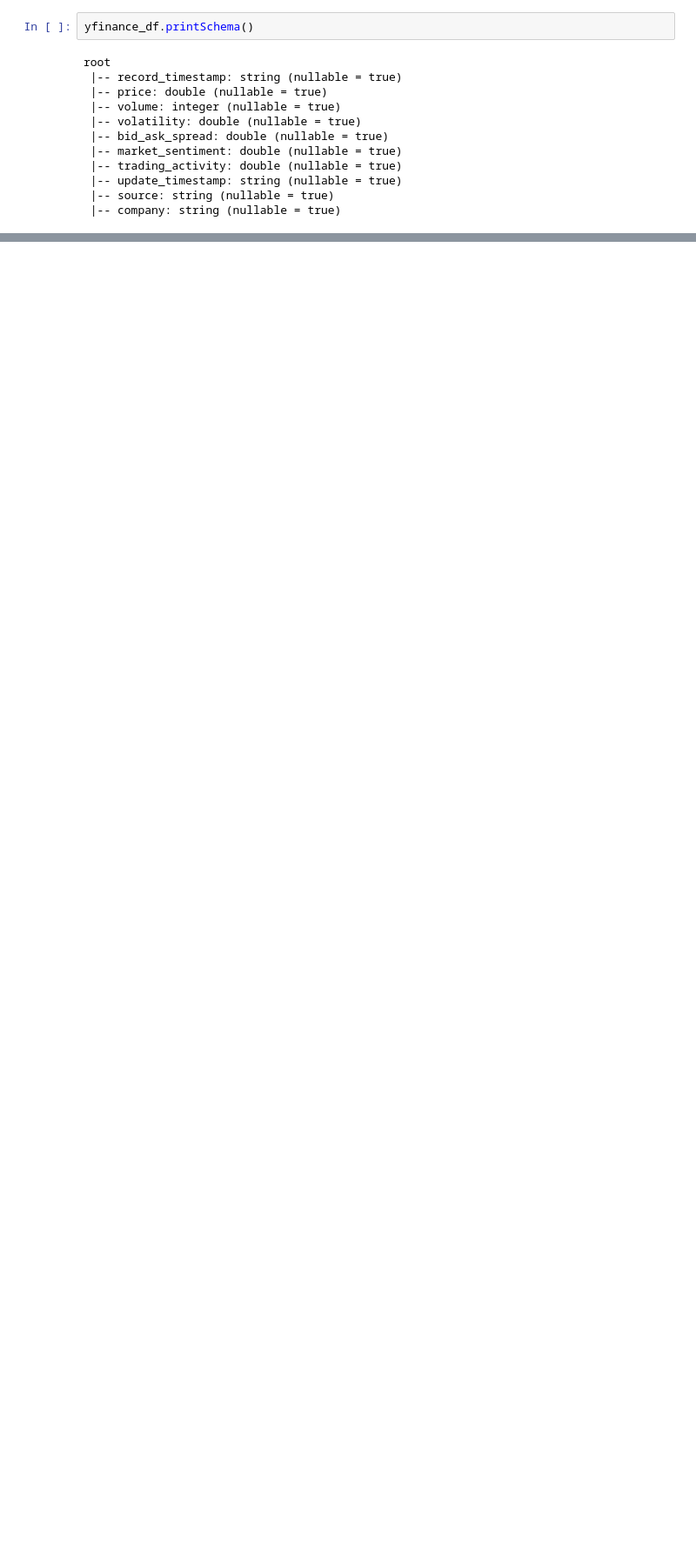
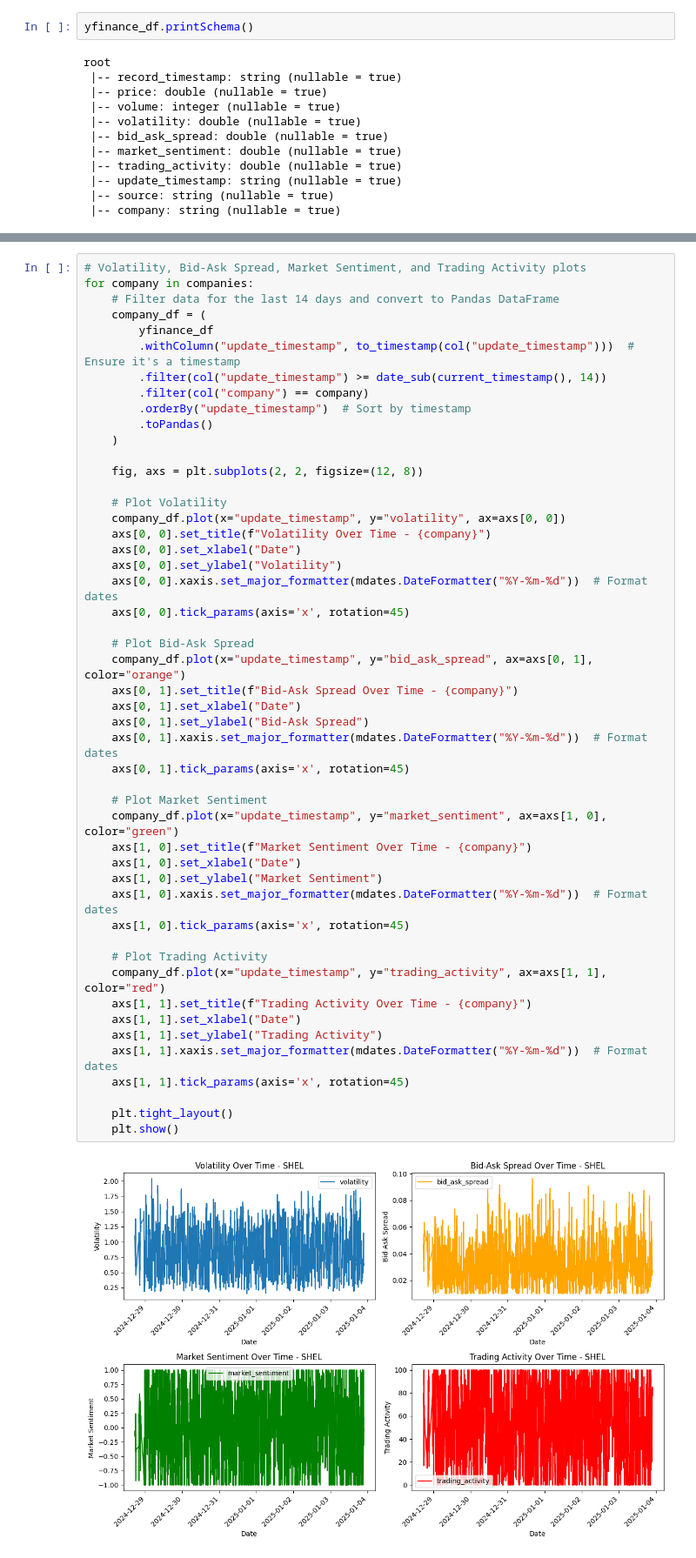
Before and after one commit to amajczyk/2024Z_BigDataAnalytics, a Jupyter notebook: Deliverable_3/EDA_silver.ipynb, the cells around one changed output, grey strips where cells are left out. Shown at 87% size. Drawn from its saved outputs; the diff is of its cells as text; blank space fills up the shorter version.

```diff
--- a/Deliverable_3/EDA_silver.ipynb
+++ b/Deliverable_3/EDA_silver.ipynb
@@ -169,0 +311,51 @@ root
+# %%
+# Volatility, Bid-Ask Spread, Market Sentiment, and Trading Activity plots
+for company in companies:
+    # Filter data for the last 14 days and convert to Pandas DataFrame
+    company_df = (
+        yfinance_df
+        .withColumn("update_timestamp", to_timestamp(col("update_timestamp")))  # Ensure it's a timestamp
+        .filter(col("update_timestamp") >= date_sub(current_timestamp(), 14))
+        .filter(col("company") == company)
+        .orderBy("update_timestamp")  # Sort by timestamp
+        .toPandas()
+    )
+
+    fig, axs = plt.subplots(2, 2, figsize=(12, 8))
+
+    # Plot Volatility
+    company_df.plot(x="update_timestamp", y="volatility", ax=axs[0, 0])
+    axs[0, 0].set_title(f"Volatility Over Time - {company}")
+    axs[0, 0].set_xlabel("Date")
+    axs[0, 0].set_ylabel("Volatility")
+    axs[0, 0].xaxis.set_major_formatter(mdates.DateFormatter("%Y-%m-%d"))  # Format dates
+    axs[0, 0].tick_params(axis='x', rotation=45)
+
+    # Plot Bid-Ask Spread
+    company_df.plot(x="update_timestamp", y="bid_ask_spread", ax=axs[0, 1], color="orange")
+    axs[0, 1].set_title(f"Bid-Ask Spread Over Time - {company}")
+    axs[0, 1].set_xlabel("Date")
+    axs[0, 1].set_ylabel("Bid-Ask Spread")
+    axs[0, 1].xaxis.set_major_formatter(mdates.DateFormatter("%Y-%m-%d"))  # Format dates
+    axs[0, 1].tick_params(axis='x', rotation=45)
+
+    # Plot Market Sentiment
+    company_df.plot(x="update_timestamp", y="market_sentiment", ax=axs[1, 0], color="green")
+    axs[1, 0].set_title(f"Market Sentiment Over Time - {company}")
+    axs[1, 0].set_xlabel("Date")
+    axs[1, 0].set_ylabel("Market Sentiment")
+    axs[1, 0].xaxis.set_major_formatter(mdates.DateFormatter("%Y-%m-%d"))  # Format dates
+    axs[1, 0].tick_params(axis='x', rotation=45)
+
+    # Plot Trading Activity
+    company_df.plot(x="update_timestamp", y="trading_activity", ax=axs[1, 1], color="red")
+    axs[1, 1].set_title(f"Trading Activity Over Time - {company}")
+    axs[1, 1].set_xlabel("Date")
+    axs[1, 1].set_ylabel("Trading Activity")
+    axs[1, 1].xaxis.set_major_formatter(mdates.DateFormatter("%Y-%m-%d"))  # Format dates
+    axs[1, 1].tick_params(axis='x', rotation=45)
+
+    plt.tight_layout()
+    plt.show()
+# %% [output]
+[figure, added]
```
Also changed, not shown: parts of 13 cells of this notebook, 3 other files.
